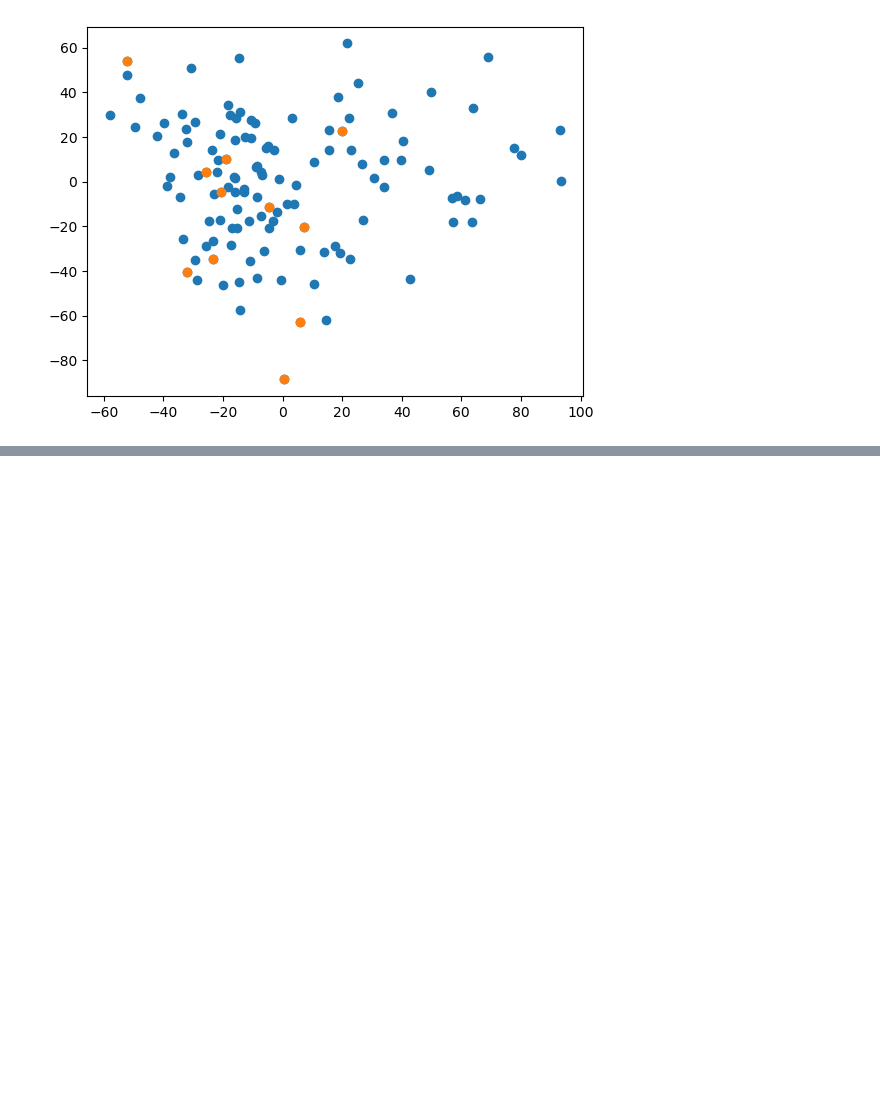
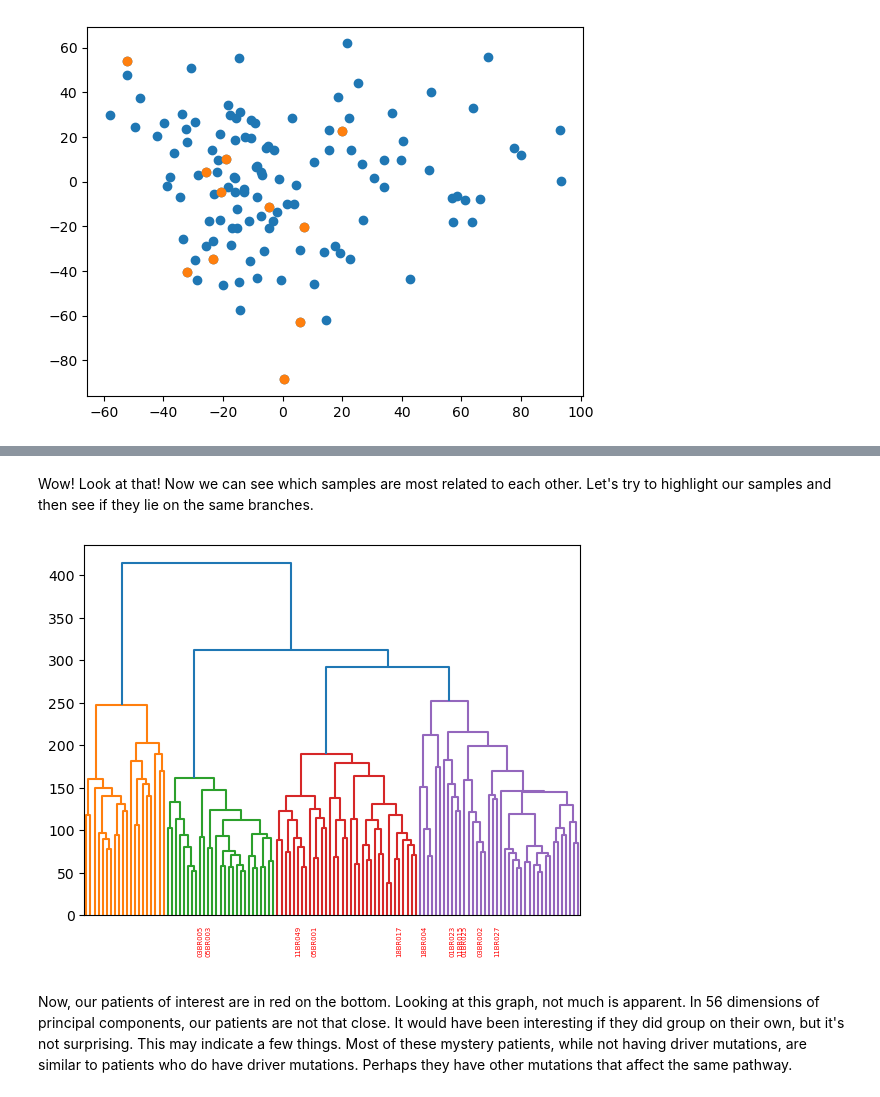
Before and after one commit to abbymuir47/bio362_finalproject, a Jupyter notebook: pca.ipynb, the cells around one changed output, grey strips where cells are left out. Saved outputs shown, nothing was run; the diff lists cells and outputs as text; code cells hidden in the pictures; blank space fills up the shorter version.

```diff
--- a/pca.ipynb
+++ b/pca.ipynb
@@ -162,0 +203,18 @@ There it is! Our patients without driver mutations or significant copy number va
+# %% [markdown]
+Wow! Look at that! Now we can see which samples are most related to each other. Let's try to highlight our samples and then see if they lie on the same branches.
+# %%
+dendro = dendrogram(prot_linkage, labels=prot_pca_big.index, leaf_font_size=5)
+ax = plt.gca()
+for lbl in ax.get_xmajorticklabels():
+    if lbl.get_text() in set(normal_patients):
+        lbl.set_color('red')
+        lbl.set_rotation(90)
+    else:
+        lbl.set_alpha(0)
+# %% [output]
+[figure, added]
+# %% [markdown]
+Now, our patients of interest are in red on the bottom.
+Looking at this graph, not much is apparent. In 56 dimensions of principal components, our patients are not that close.
+It would have been interesting if they did group on their own, but it's not surprising. This may indicate a few things.
+Most of these mystery patients, while not having driver mutations, are similar to patients who do have driver mutations. Perhaps they have other mutations that affect the same pathway.
```
Also changed, not shown: parts of 5 cells of this notebook.
